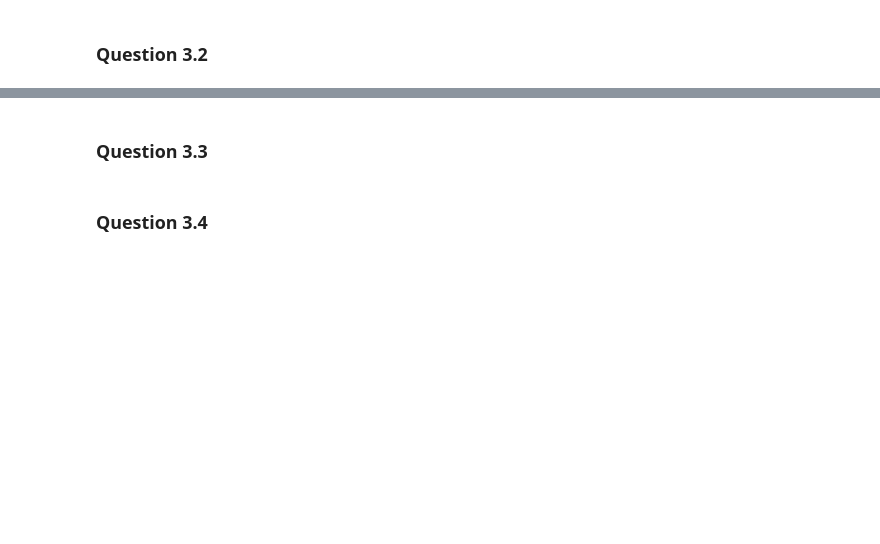
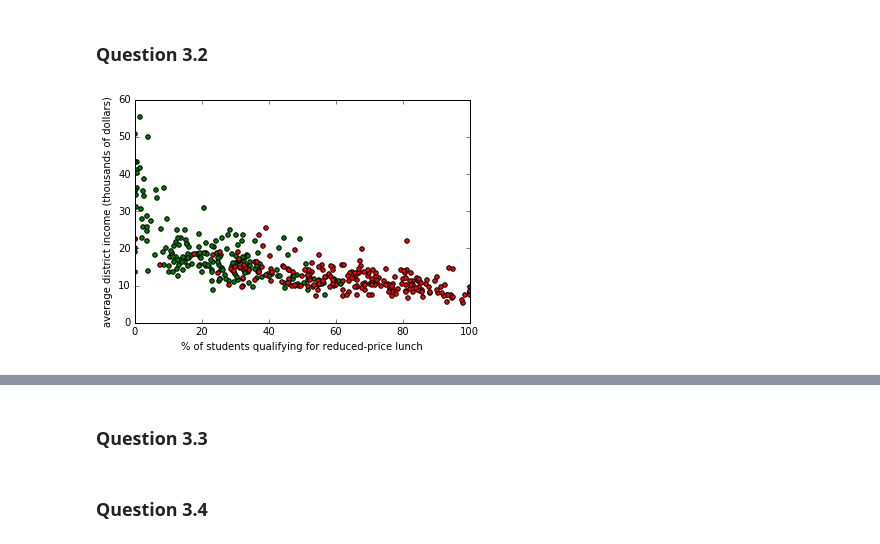
Before and after one commit to wenyangfu/EE361M_Homework, a Jupyter notebook: homework4/Group3_HW4.ipynb, the cells around one changed output, grey strips where cells are left out. Cells and saved outputs as stored; diff of their text form; code cells hidden in the pictures; blank space fills up the shorter version.

```diff
--- a/homework4/Group3_HW4.ipynb
+++ b/homework4/Group3_HW4.ipynb
@@ -154,3 +164,8 @@ df = data('Caschool')
 # %% [markdown]
 # Answers
 ### Question 3.1
+# %%
+median_score = np.median(df['testscr'])
+print(median_score)
+df['test_score_01'] = np.where(df['testscr'] > median_score, 1, 0)
+df.head()
@@ -157,2 +180,15 @@ df = data('Caschool')
+# %%
+positive_set = df.loc[df['test_score_01'] == 1]
+negative_set = df.loc[df['test_score_01'] == 0]
 # %% [markdown]
 ### Question 3.2
+# %%
+plt.figure()
+plt.xlim([0,100])
+plt.xlabel('% of students qualifying for reduced-price lunch')
+plt.ylabel('average district income (thousands of dollars)')
+plt.scatter(positive_set['mealpct'], positive_set['avginc'], c='g')
+plt.scatter(negative_set['mealpct'], negative_set['avginc'], c='r')
+plt.show()
+# %% [output]
+[figure, added]
```
Also changed, not shown: parts of 14 cells of this notebook.
